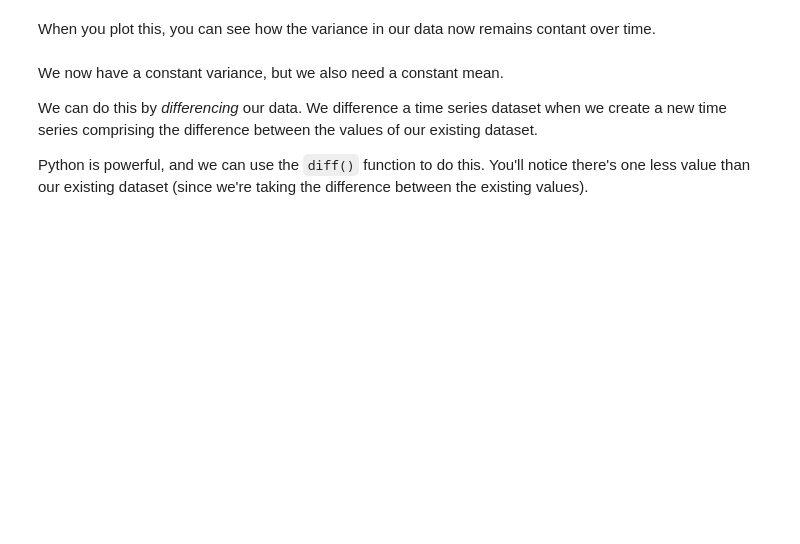
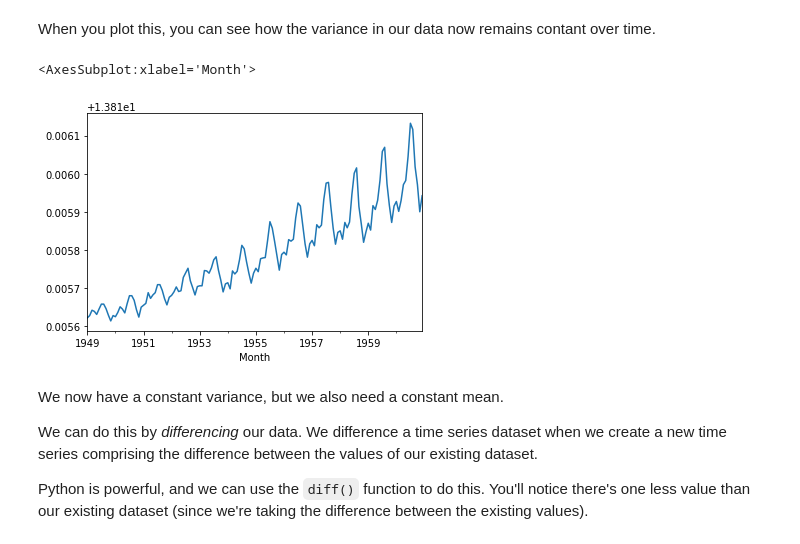
Before and after one commit to abhiram540/Cowboy_Cigrettes-A_Time_Series_Case_Study, a Jupyter notebook: Cowboy Cigarettes Case Study - Tier 3.ipynb, the cells around one changed output. Cells and saved outputs as stored; diff of their text form; code cells hidden in the pictures; blank space fills up the shorter version.

```diff
--- a/Cowboy Cigarettes Case Study - Tier 3.ipynb
+++ b/Cowboy Cigarettes Case Study - Tier 3.ipynb
@@ -269,3 +302,8 @@ _ _ _
+# %%
+y_log.plot()
+# %% [output]
+<AxesSubplot:xlabel='Month'>
+[figure, added]
 # %% [markdown]
 We now have a constant variance, but we also need a constant mean.
 
```
Also changed, not shown: parts of 11 cells of this notebook.
